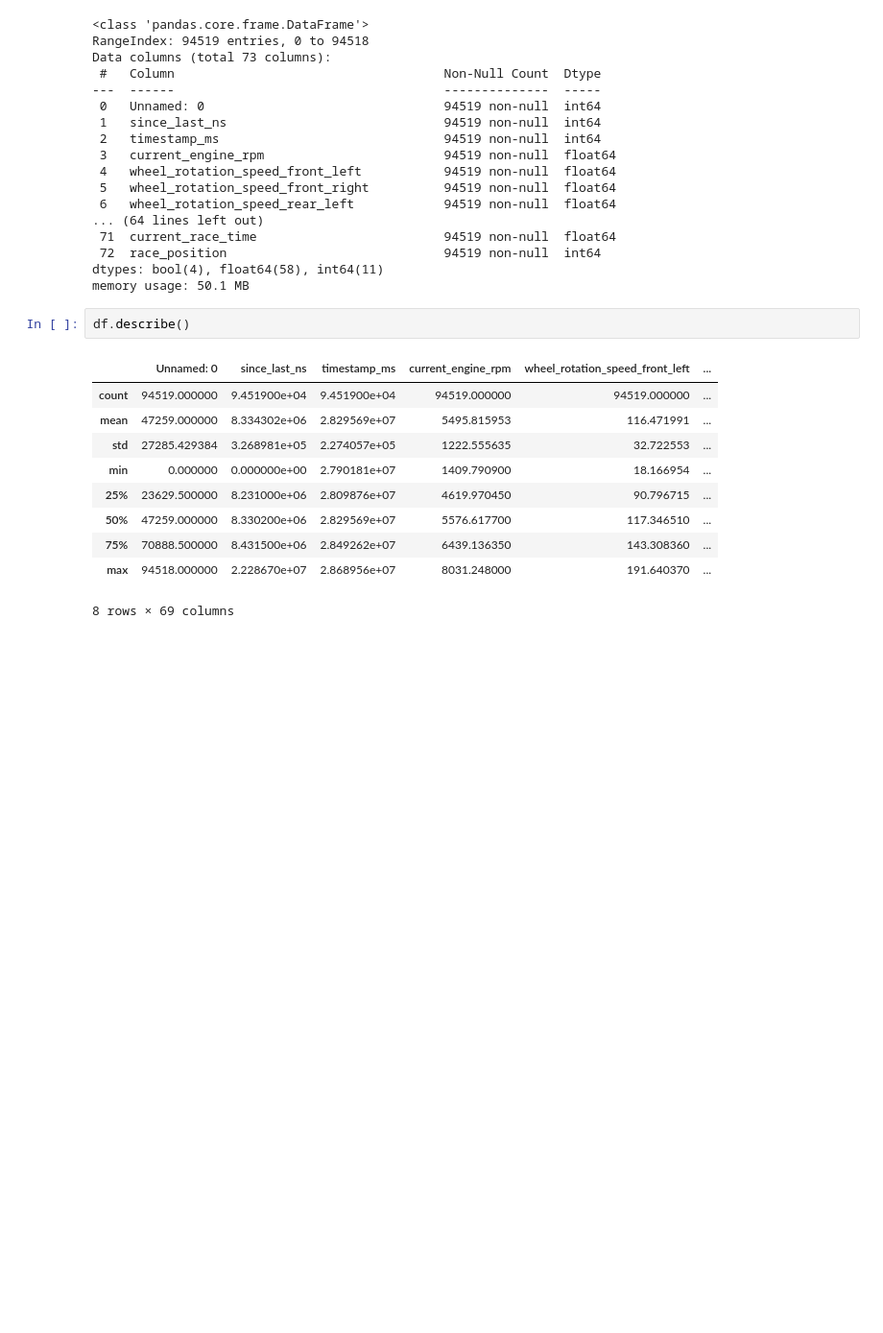
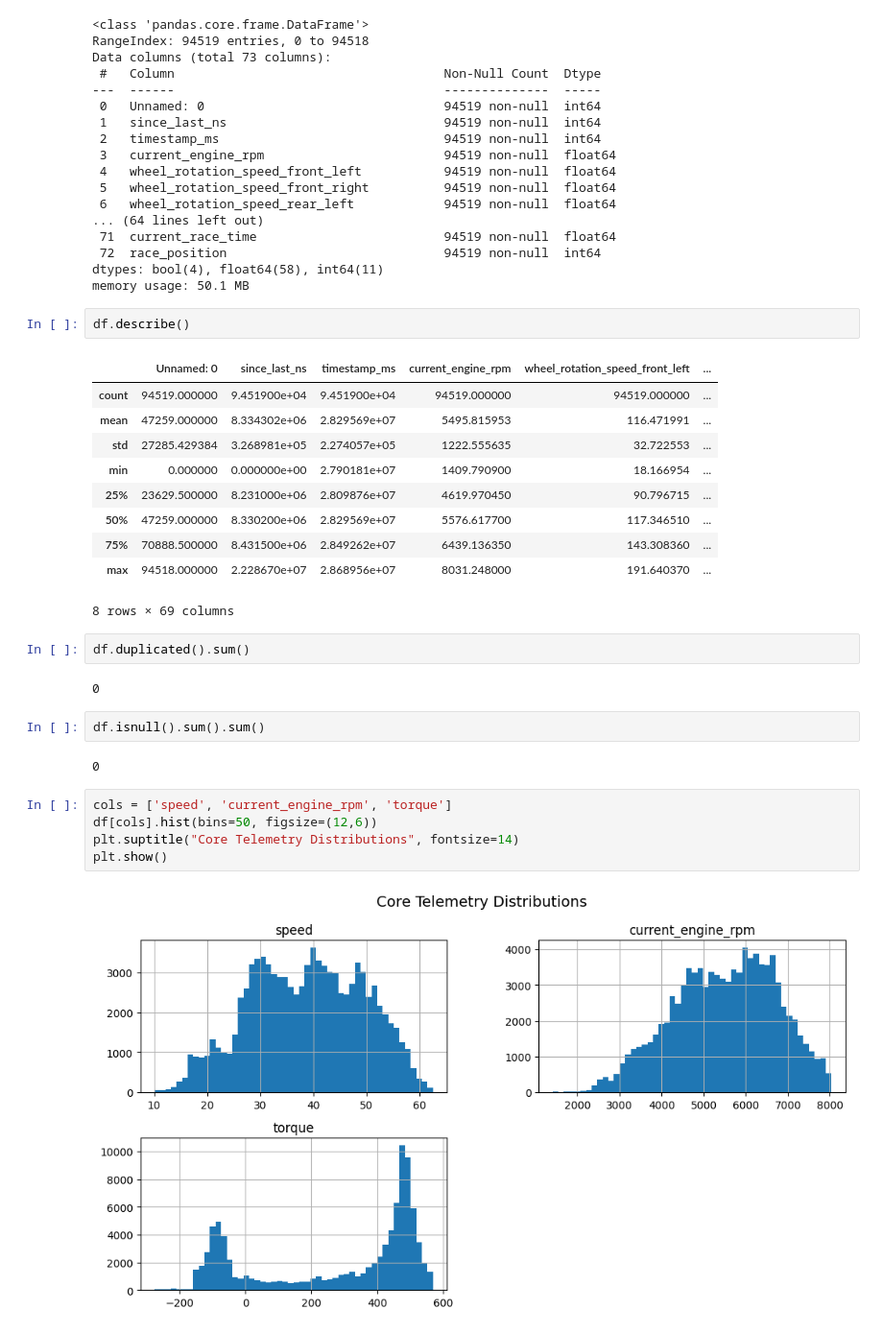
Before and after one commit to nasim-raj-laskar/Race-Telemetry, a Jupyter notebook: research/EDA.ipynb, the cells around one changed output. Shown at 96% size. Cells and saved outputs as stored; diff of their text form; blank space fills up the shorter version.

```diff
--- a/research/EDA.ipynb
+++ b/research/EDA.ipynb
@@ -62,3 +62,18 @@ df.describe()
 | 75% | 70888.500000 | 8.431500e+06 | 2.849262e+07 | 6439.136350 | 143.308360 | ... |
 | max | 94518.000000 | 2.228670e+07 | 2.868956e+07 | 8031.248000 | 191.640370 | ... |
 8 rows × 69 columns
+# %%
+df.duplicated().sum()
+# %% [output]
+0
+# %%
+df.isnull().sum().sum()
+# %% [output]
+0
+# %%
+cols = ['speed', 'current_engine_rpm', 'torque']
+df[cols].hist(bins=50, figsize=(12,6))
+plt.suptitle("Core Telemetry Distributions", fontsize=14)
+plt.show()
+# %% [output]
+[figure, added]
```
Also changed, not shown: parts of 21 cells of this notebook.
